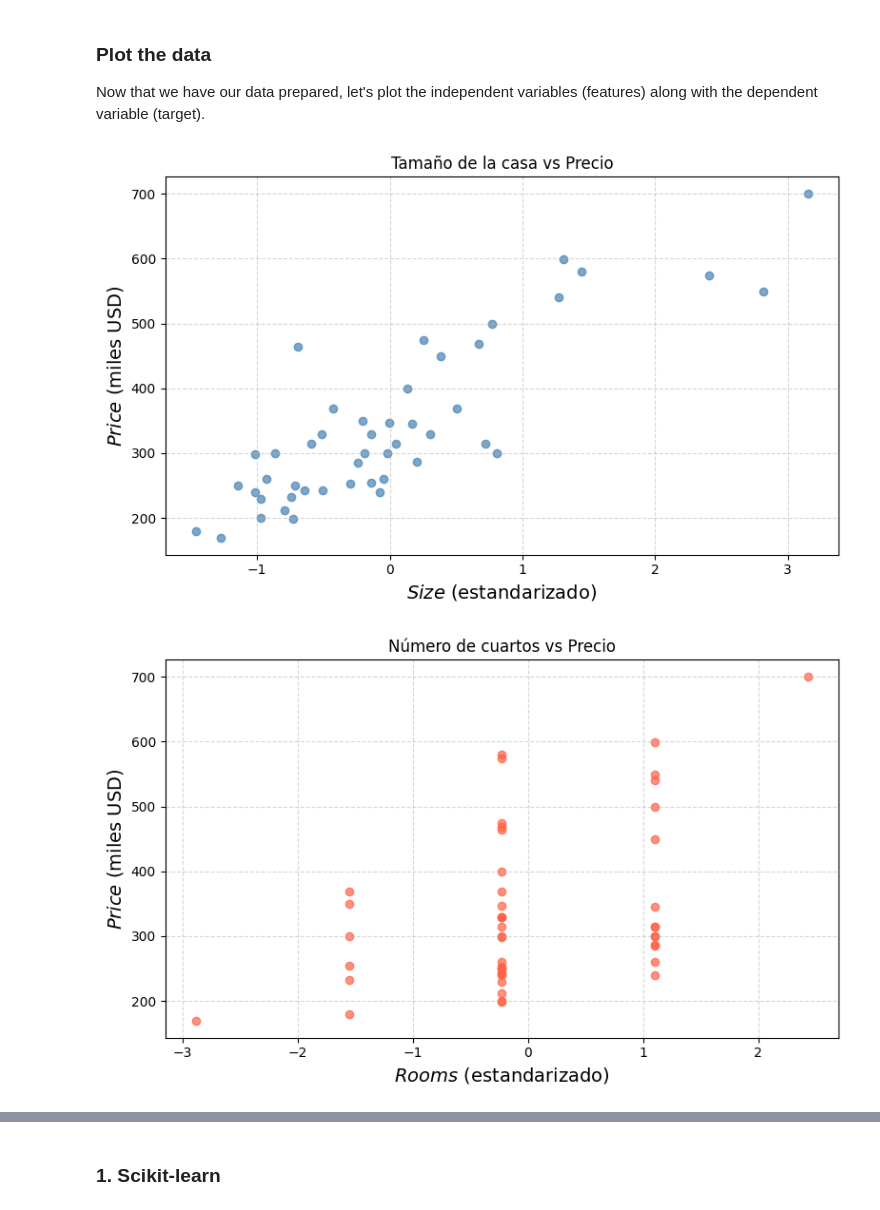
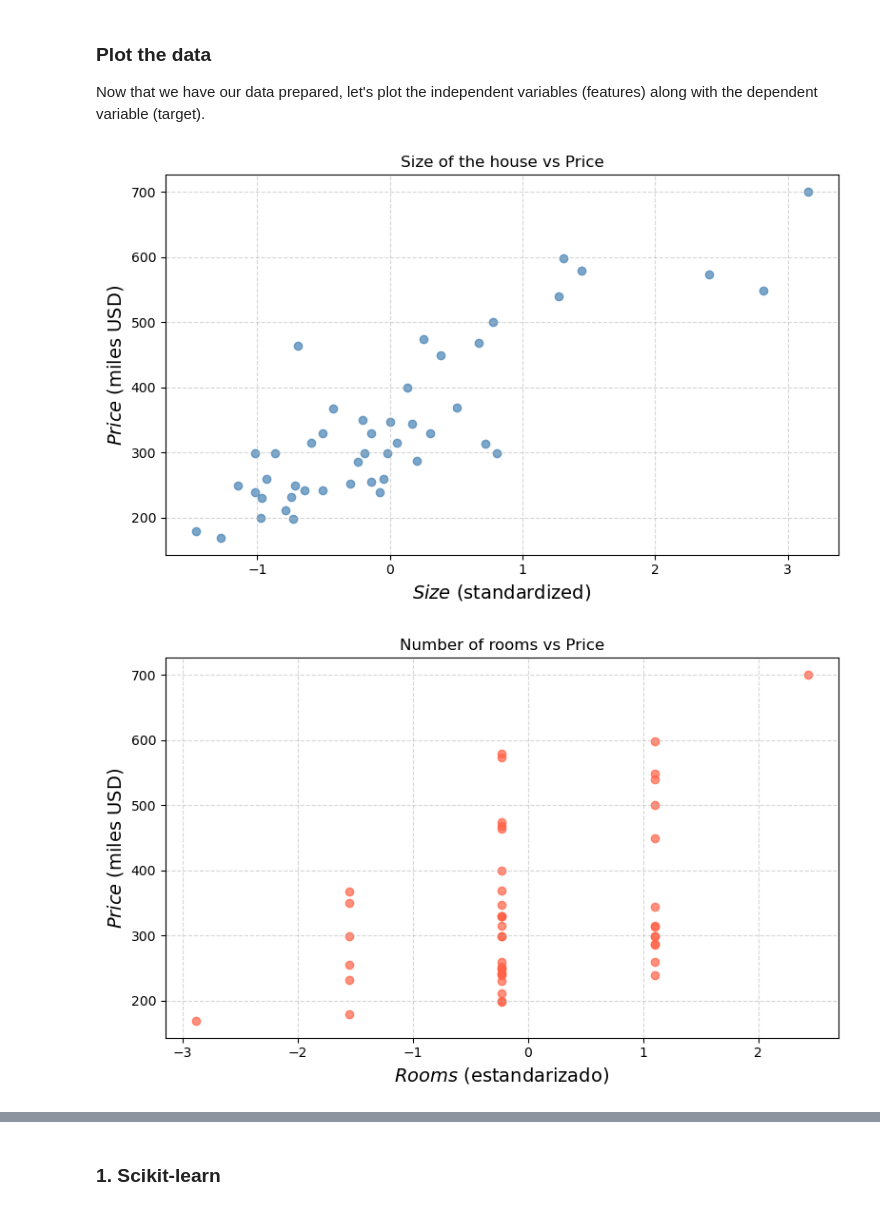
Before and after one commit to ddgant/Multivariate-Linear-Regression, a Jupyter notebook: Multivariate-linear-regression.ipynb, the cells around one changed output, grey strips where cells are left out. Saved outputs shown, nothing was run; the diff lists cells and outputs as text; code cells hidden in the pictures.

```diff
--- a/Multivariate-linear-regression.ipynb
+++ b/Multivariate-linear-regression.ipynb
@@ -184,39 +184,39 @@ array([[399.9  ],
 
 Now that we have our data prepared, let's plot the independent variables (features) along with the dependent variable (target).
 # %%
-# Crear figura
+# Create figure
 plt.figure(figsize=(8, 5))
 
-# Scatter plot de size (estandarizado) vs precio
+# Size scatter plot (standardized) vs price
 plt.scatter(X[:, 1], y, color='steelblue', alpha=0.7)
 
-# Etiquetas y título
-plt.xlabel("$Size$ (estandarizado)", fontsize=14)
+# Labels and title
+plt.xlabel("$Size$ (standardized)", fontsize=14)
 plt.ylabel("$Price$ (miles USD)", fontsize=14)
-plt.title("Tamaño de la casa vs Precio")
+plt.title("Size of the house vs Price")
 
-# Cuadrícula, ajuste de márgenes y mostrar
+# Grid, margin adjustment, and display
 plt.grid(True, linestyle='--', alpha=0.5)
 plt.tight_layout()
 plt.show()
 # %% [output]
-[figure, old version]
+[figure, new version]
 # %%
-# Crear figura
+# Create figure
 plt.figure(figsize=(8, 5))
 
-# Scatter plot de rooms (estandarizado) vs precio
+# Size scatter plot (standardized) vs price
 plt.scatter(X[:, 2], y, color='tomato', alpha=0.7)
 
-# Etiquetas y título
+# Labels and title
 plt.xlabel("$Rooms$ (estandarizado)", fontsize=14)
 plt.ylabel("$Price$ (miles USD)", fontsize=14)
-plt.title("Número de cuartos vs Precio")
+plt.title("Number of rooms vs Price")
 
-# Cuadrícula, ajuste de márgenes y mostrar
+# Grid, margin adjustment, and display
 plt.grid(True, linestyle='--', alpha=0.5)
 plt.tight_layout()
 plt.show()
 # %% [output]
-[figure, old version]
+[figure, new version]
 # %%
```
Also changed, not shown: parts of 25 cells of this notebook.
